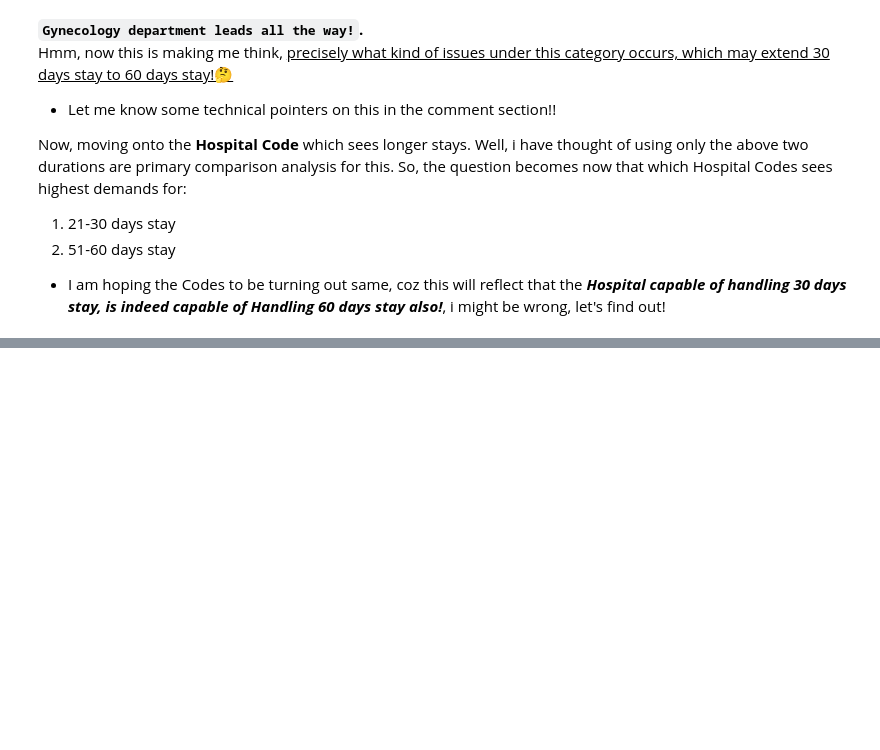
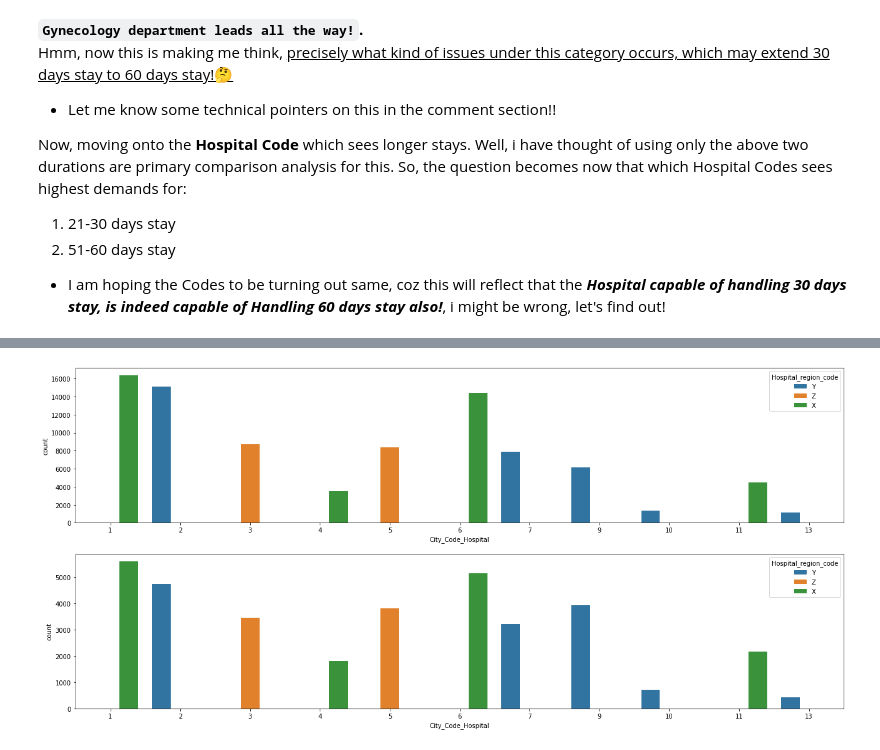
Before and after one commit to mishra-atul5001/Data-Science-Medium-Content, a Jupyter notebook: healthcare-problem-statement.ipynb, the cells around one changed output, grey strips where cells are left out. Saved outputs shown, nothing was run; the diff lists cells and outputs as text; code cells hidden in the pictures; blank space fills up the shorter version.

```diff
--- a/healthcare-problem-statement.ipynb
+++ b/healthcare-problem-statement.ipynb
@@ -224,3 +226,7 @@ So, the question becomes now that which Hospital Codes sees highest demands for:
 2. 51-60 days stay
 
 - I am hoping the Codes to be turning out same, coz this will reflect that the ***Hospital capable of handling 30 days stay, is indeed capable of Handling 60 days stay also!***, i might be wrong, let's find out!
+# %%
+# Let's create master df which only contains the recorss for these 2 durations only!
+master_duration_df = train_dataset[train_dataset['Stay'].isin(stay_durations)]
+master_duration_df
@@ -226,0 +247,11 @@ So, the question becomes now that which Hospital Codes sees highest demands for:
+# %%
+# Using the above master df, now i can even see the Severity of illeness duration wise
+hospital_region_code_21_30 = master_duration_df[master_duration_df.Stay == '21-30']
+hospital_region_code_51_60 = master_duration_df[master_duration_df.Stay == '51-60']
+plt.figure(figsize=(22,10))
+plt.subplot(2,1,1)
+sns.countplot(hue = hospital_region_code_21_30['Hospital_region_code'],x = hospital_region_code_21_30['City_Code_Hospital']);
+plt.subplot(2,1,2)
+sns.countplot(hue = hospital_region_code_51_60['Hospital_region_code'],x = hospital_region_code_51_60['City_Code_Hospital']);
+# %% [output]
+[figure, added]
```
Also changed, not shown: parts of 16 cells of this notebook.
